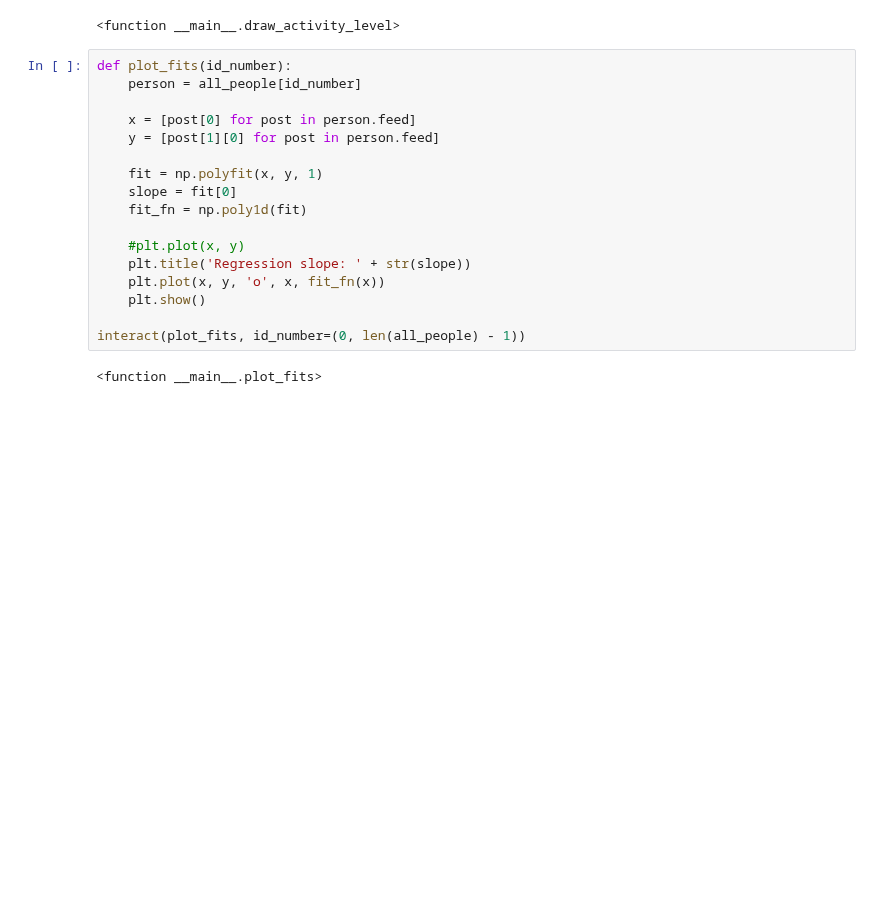
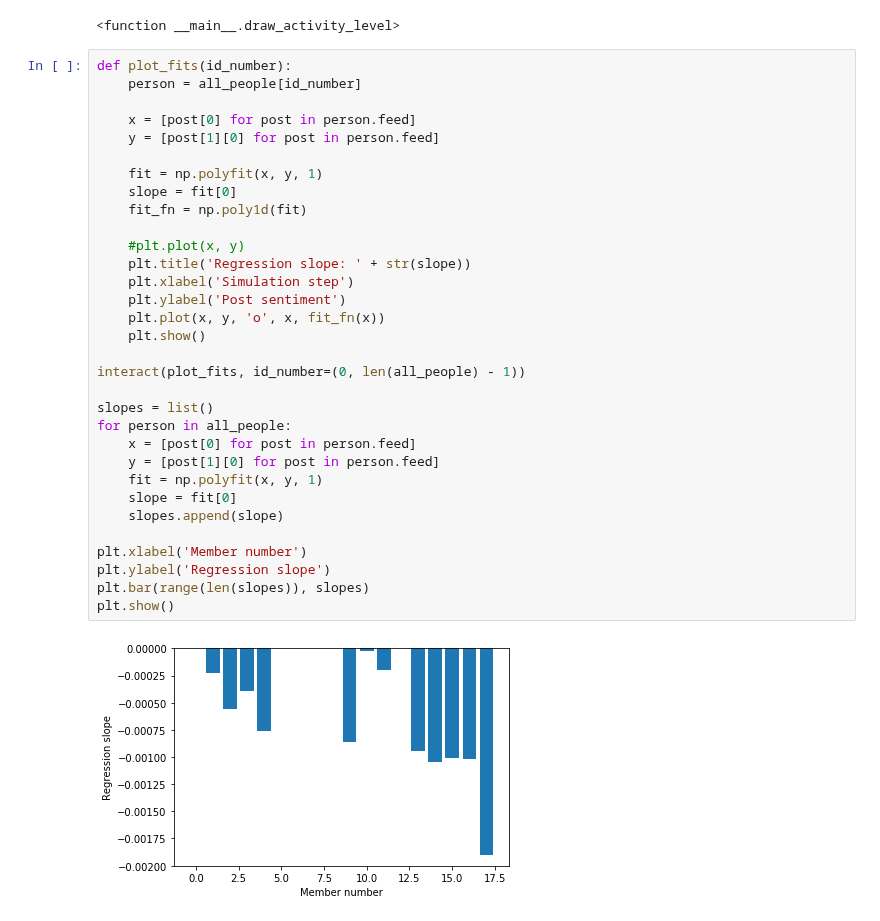
Before and after one commit to simon-andrews/soper, a Jupyter notebook: notebooks/Experimentation.ipynb, the cells around one changed output. Cells and saved outputs as stored; diff of their text form; blank space fills up the shorter version.

```diff
--- a/notebooks/Experimentation.ipynb
+++ b/notebooks/Experimentation.ipynb
@@ -253,19 +253,34 @@ interact(draw_activity_level, id_number=(0, len(all_people) - 1))
 # %%
 def plot_fits(id_number):
     person = all_people[id_number]
 
     x = [post[0] for post in person.feed]
     y = [post[1][0] for post in person.feed]
 
     fit = np.polyfit(x, y, 1)
     slope = fit[0]
     fit_fn = np.poly1d(fit)
 
     #plt.plot(x, y)
     plt.title('Regression slope: ' + str(slope))
+    plt.xlabel('Simulation step')
+    plt.ylabel('Post sentiment')
     plt.plot(x, y, 'o', x, fit_fn(x))
     plt.show()
 
 interact(plot_fits, id_number=(0, len(all_people) - 1))
+
+slopes = list()
+for person in all_people:
+    x = [post[0] for post in person.feed]
+    y = [post[1][0] for post in person.feed]
+    fit = np.polyfit(x, y, 1)
+    slope = fit[0]
+    slopes.append(slope)
+
+plt.xlabel('Member number')
+plt.ylabel('Regression slope')
+plt.bar(range(len(slopes)), slopes)
+plt.show()
 # %% [output]
-<function __main__.plot_fits>
+[figure, added]
```
Also changed, not shown: parts of 1 cell of this notebook.
